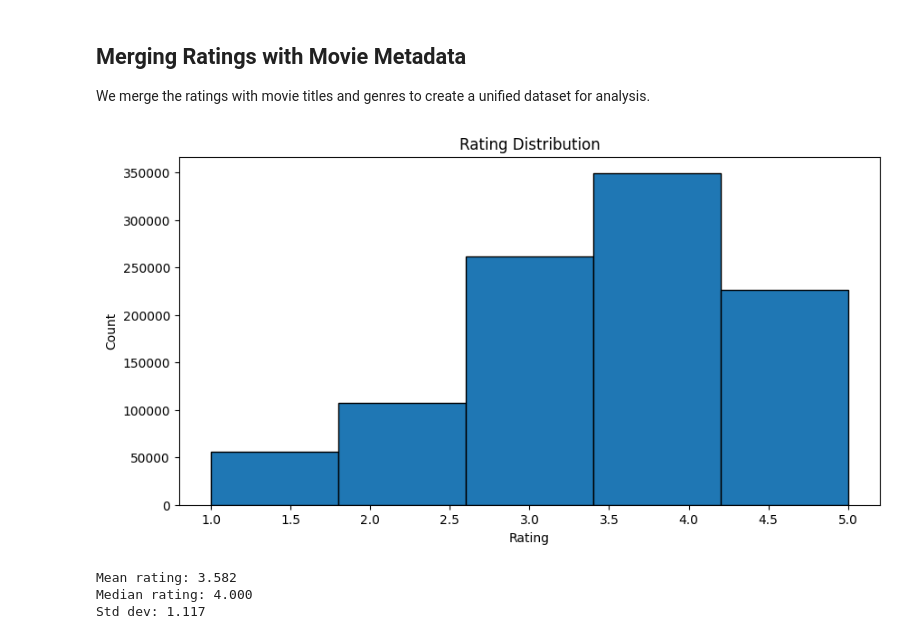
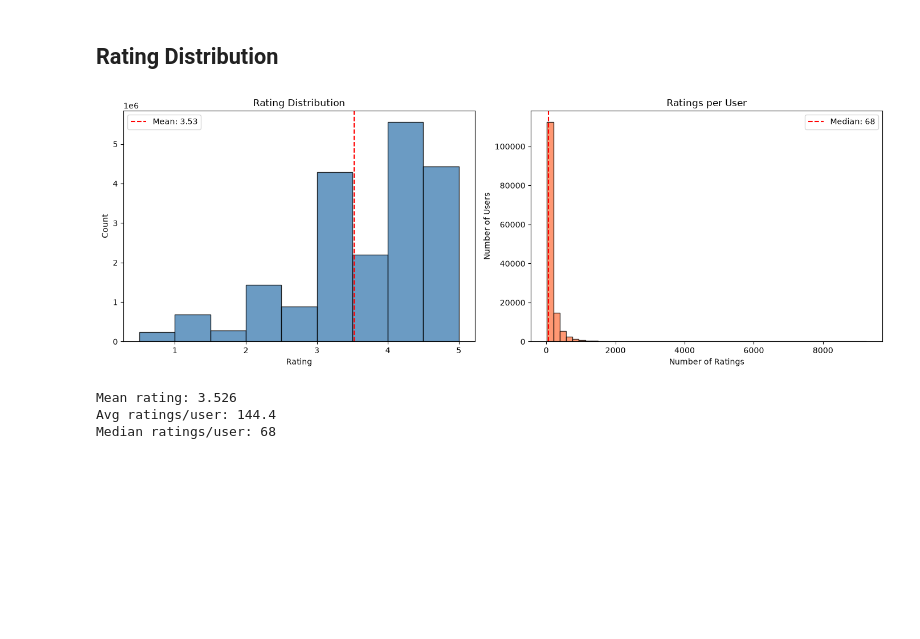
Before and after one commit to proust-19/CINEIQ, a Jupyter notebook: notebooks/01_eda.ipynb, the cells around one changed output. Drawn from its saved outputs; the diff is of its cells as text; code cells hidden in the pictures; blank space fills up the shorter version.

```diff
--- a/notebooks/01_eda.ipynb
+++ b/notebooks/01_eda.ipynb
@@ -69,21 +65,33 @@ Saved.
-# %% [markdown]
-## Merging Ratings with Movie Metadata
-
-We merge the ratings with movie titles and genres to create a unified dataset for analysis.
-# %%
-# Rating distribution
-plt.figure(figsize=(10, 5))
-df['rating'].hist(bins=5, edgecolor='black', grid=False)
-plt.title('Rating Distribution')
-plt.xlabel('Rating')
-plt.ylabel('Count')
-plt.show()
-
-print(f"Mean rating: {df['rating'].mean():.3f}")
-print(f"Median rating: {df['rating'].median():.3f}")
-print(f"Std dev: {df['rating'].std():.3f}")
-# %% [output]
-[figure, removed]
-Mean rating: 3.582
-Median rating: 4.000
-Std dev: 1.117
+# %% [markdown]
+## Rating Distribution
+# %%
+fig, axes = plt.subplots(1, 2, figsize=(14, 5))
+
+# Rating histogram
+axes[0].hist(ratings["rating"], bins=9, edgecolor="black", color="steelblue", alpha=0.8)
+axes[0].set_title("Rating Distribution")
+axes[0].set_xlabel("Rating")
+axes[0].set_ylabel("Count")
+axes[0].axvline(ratings["rating"].mean(), color="red", linestyle="--", label=f'Mean: {ratings["rating"].mean():.2f}')
+axes[0].legend()
+
+# Ratings per user
+user_counts = ratings.groupby("userId")["rating"].count()
+axes[1].hist(user_counts, bins=50, edgecolor="black", color="coral", alpha=0.8)
+axes[1].set_title("Ratings per User")
+axes[1].set_xlabel("Number of Ratings")
+axes[1].set_ylabel("Number of Users")
+axes[1].axvline(user_counts.median(), color="red", linestyle="--", label=f'Median: {user_counts.median():.0f}')
+axes[1].legend()
+
+plt.tight_layout()
+plt.show()
+
+print(f"Mean rating: {ratings['rating'].mean():.3f}")
+print(f"Avg ratings/user: {user_counts.mean():.1f}")
+print(f"Median ratings/user: {user_counts.median():.0f}")
+# %% [output]
+[figure, added]
+Mean rating: 3.526
+Avg ratings/user: 144.4
+Median ratings/user: 68
```
Also changed, not shown: parts of 17 cells of this notebook, 15 other files.
